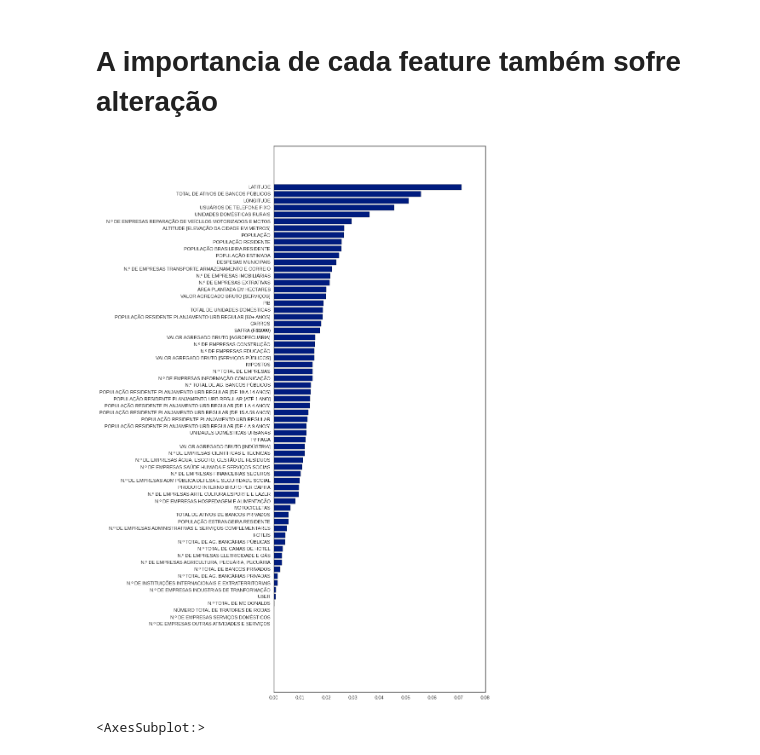
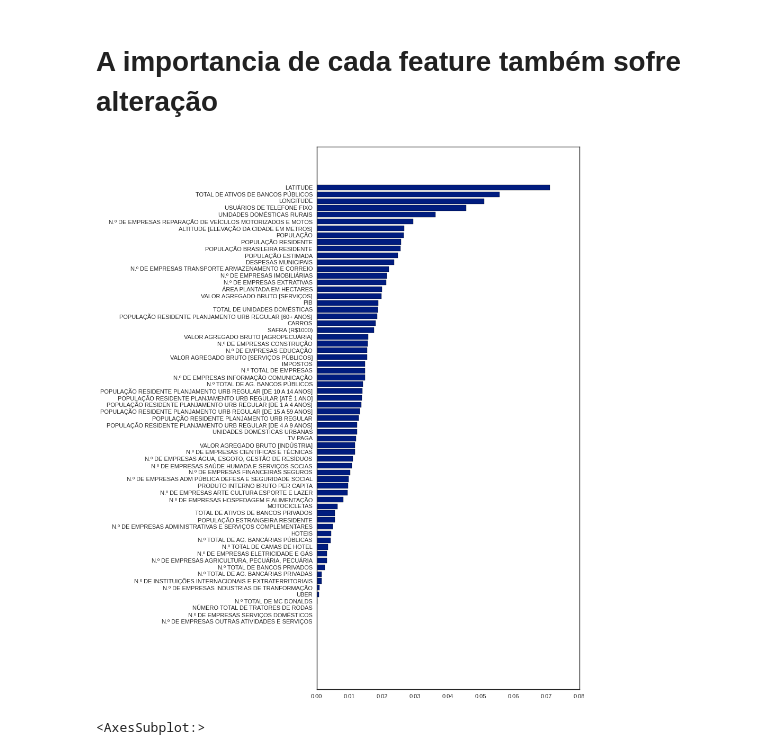
Before and after one commit to giovannabadaro/machine-learning-brazilian-cities, a Jupyter notebook: model.ipynb, the cells around one changed output. Cells and saved outputs as stored; diff of their text form; code cells hidden in the pictures.

```diff
--- a/model.ipynb
+++ b/model.ipynb
@@ -253,21 +253,21 @@ acuracia = 0.9291479820627803 , recall = 0.9291479820627803 , precisao = 0.92926
 # %%
 importances = model2.feature_importances_
 std = np.std([tree.feature_importances_ for tree in model2.estimators_],
              axis=0)
 indices = np.argsort(importances)[::-1]
 importances = model2.feature_importances_
 indices = np.argsort(importances)
 
 plt.style.use('seaborn-white')
-plt.rc('font', size=40)
-plt.figure(figsize=(8, 20))
+plt.rc('font', size=10)
+plt.figure(figsize=(8, 16))
 plt.barh(range(len(indices)), importances[indices], align='center')
 plt.yticks(range(len(indices)), [features[i] for i in indices])
 plt.show()
 
 ## Matriz de confusão
 # %% [output]
-[figure, old version]
+[figure, new version]
 # %%
 array = confusion_matrix(y_test, y_pred2)
 # %%
```
